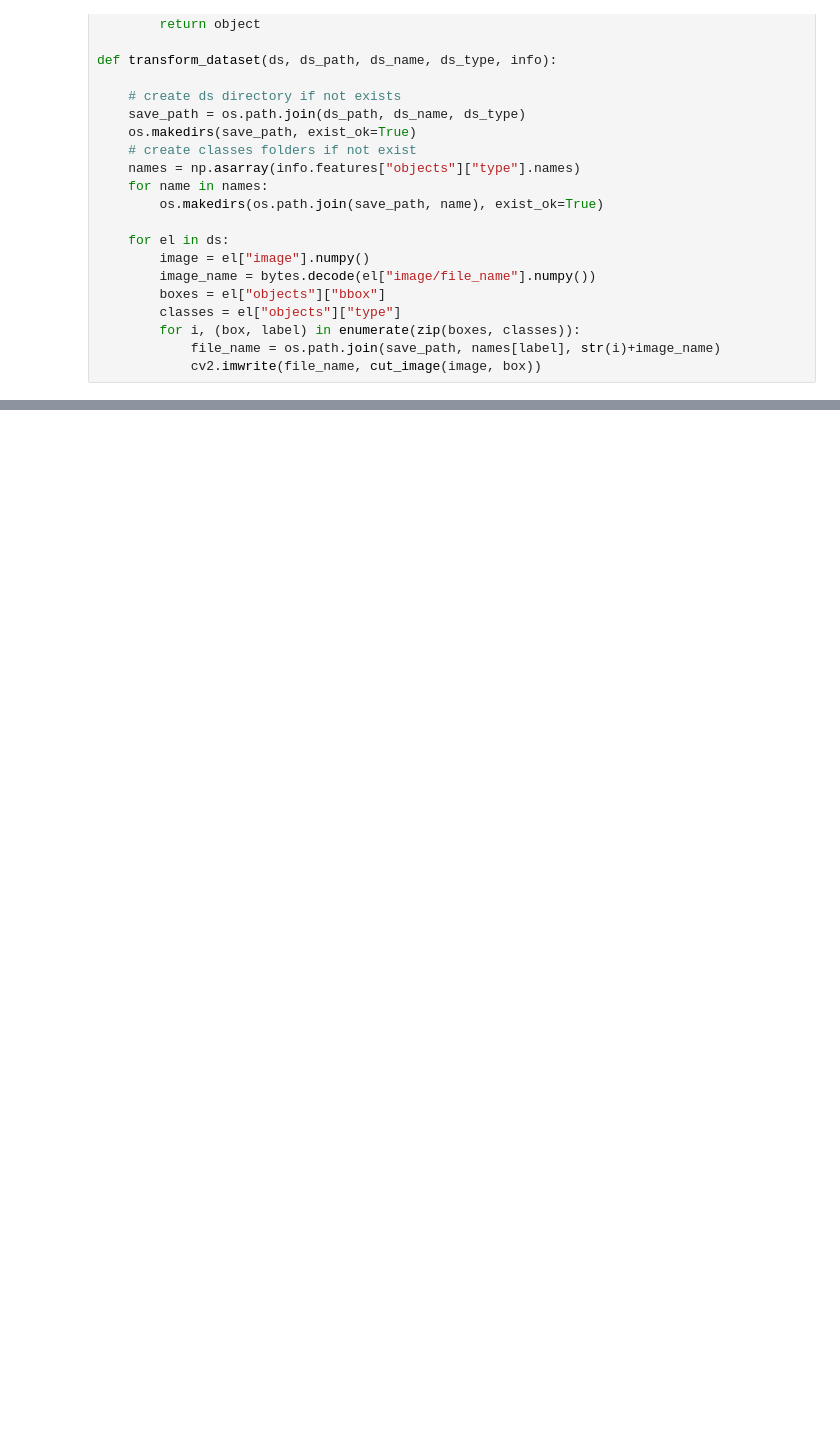
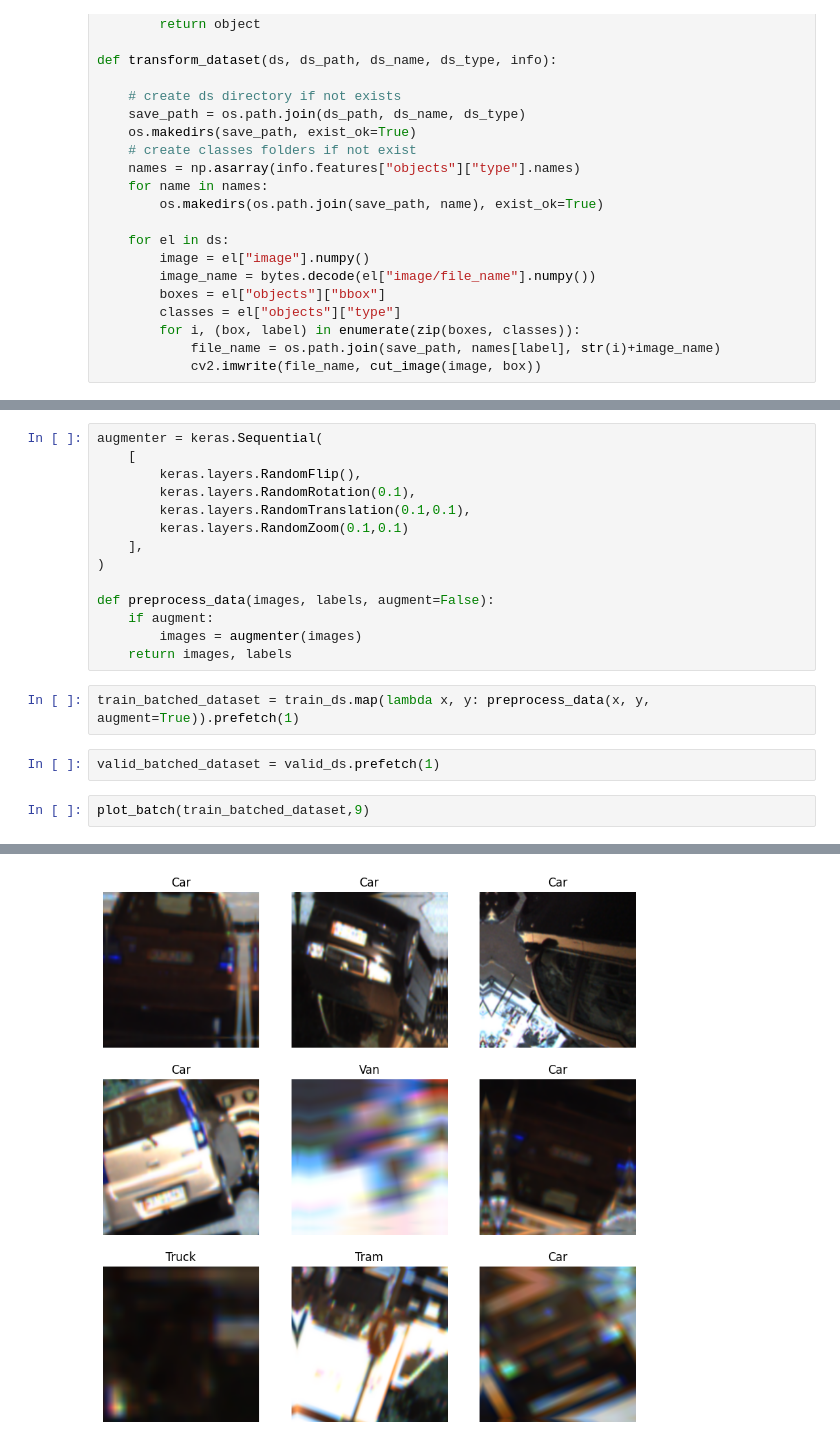
Before and after one commit to CatUnderTheLeaf/CV-stuff, a Jupyter notebook: image_classification/classification_kitti_keras3.ipynb, the cells around one changed output, grey strips where cells are left out. Drawn from its saved outputs; the diff is of its cells as text; blank space fills up the shorter version.

```diff
--- a/image_classification/classification_kitti_keras3.ipynb
+++ b/image_classification/classification_kitti_keras3.ipynb
@@ -88,0 +139,21 @@ def transform_dataset(ds, ds_path, ds_name, ds_type, info):
+# %%
+augmenter = keras.Sequential(
+    [
+        keras.layers.RandomFlip(),
+        keras.layers.RandomRotation(0.1),
+        keras.layers.RandomTranslation(0.1,0.1),
+        keras.layers.RandomZoom(0.1,0.1)
+    ],
+)
+
+def preprocess_data(images, labels, augment=False):
+    if augment:
+        images = augmenter(images)
+    return images, labels
+# %%
+train_batched_dataset = train_ds.map(lambda x, y: preprocess_data(x, y, augment=True)).prefetch(1)
+# %%
+valid_batched_dataset = valid_ds.prefetch(1)
+# %%
+plot_batch(train_batched_dataset,9)
+# %% [output]
@@ -88,0 +167 @@ def transform_dataset(ds, ds_path, ds_name, ds_type, info):
+[figure, added]
```
Also changed, not shown: parts of 16 cells of this notebook.
